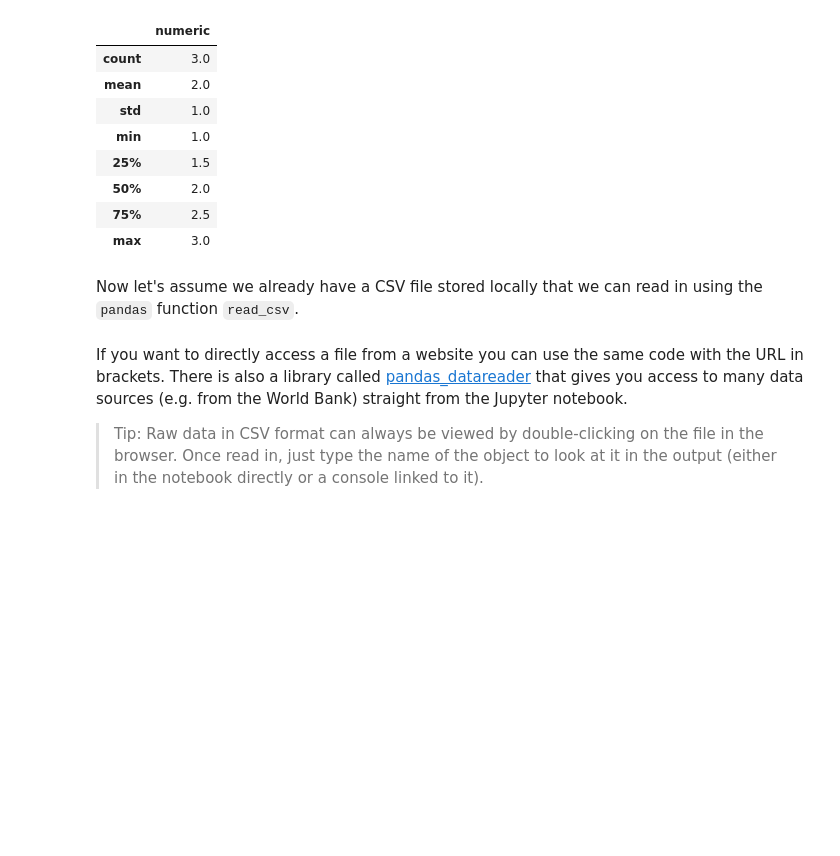
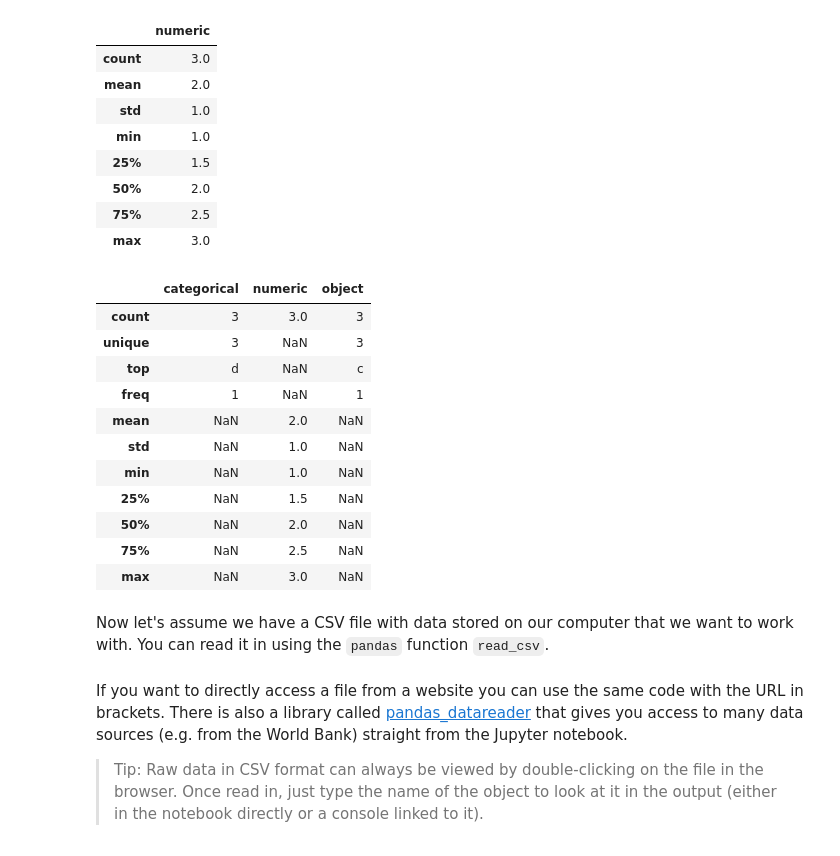
Before and after one commit to sophistecon/gds4ae_practice, a Jupyter notebook: session1.ipynb, the cells around one changed output. Drawn from its saved outputs; the diff is of its cells as text; code cells hidden in the pictures; blank space fills up the shorter version.

```diff
--- a/session1.ipynb
+++ b/session1.ipynb
@@ -519,8 +526,23 @@ df.describe() # by default only numeric fields are returned
 | 50% | 2.0 |
 | 75% | 2.5 |
 | max | 3.0 |
+# %%
+df.describe(include='all')
+# %% [output]
+|  | categorical | numeric | object |
+| count | 3 | 3.0 | 3 |
+| unique | 3 | NaN | 3 |
+| top | d | NaN | c |
+| freq | 1 | NaN | 1 |
+| mean | NaN | 2.0 | NaN |
+| std | NaN | 1.0 | NaN |
+| min | NaN | 1.0 | NaN |
+| 25% | NaN | 1.5 | NaN |
+| 50% | NaN | 2.0 | NaN |
+| 75% | NaN | 2.5 | NaN |
+| max | NaN | 3.0 | NaN |
 # %% [markdown]
-Now let's assume we already have a CSV file stored locally that we can read in using the `pandas` function `read_csv`.
+Now let's assume we have a CSV file with data stored on our computer that we want to work with. You can read it in using the `pandas` function `read_csv`.
 # %%
 df = pd.read_csv('./data/test_pwt.csv')
 # %% [markdown]
```
Also changed, not shown: parts of 39 cells of this notebook, 1 other file.
